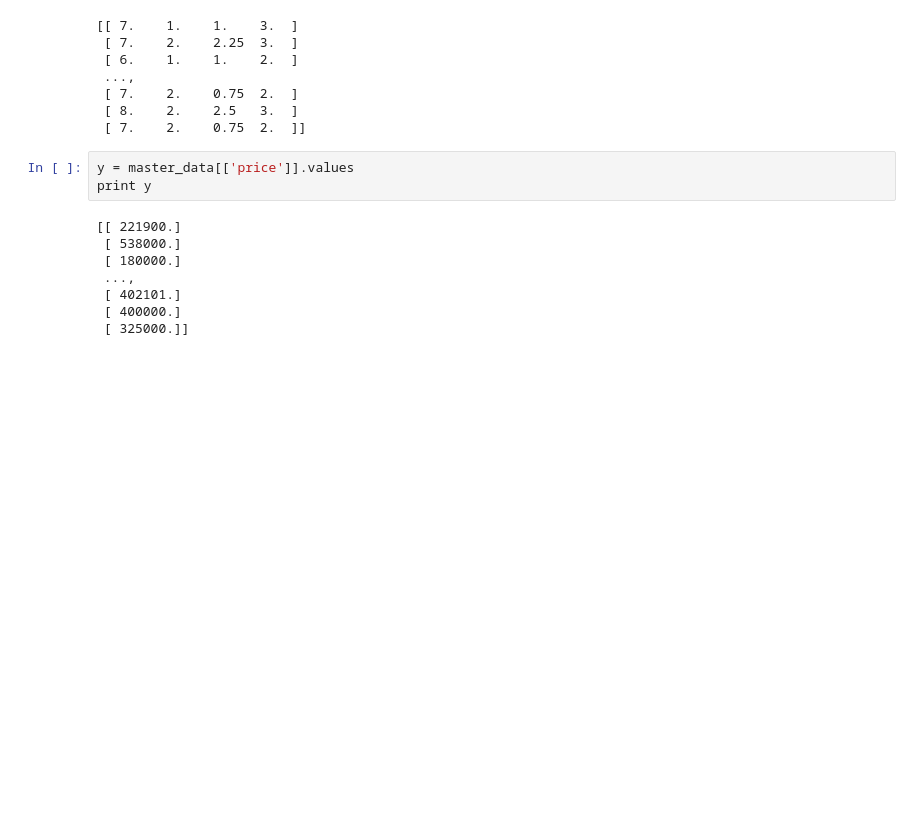
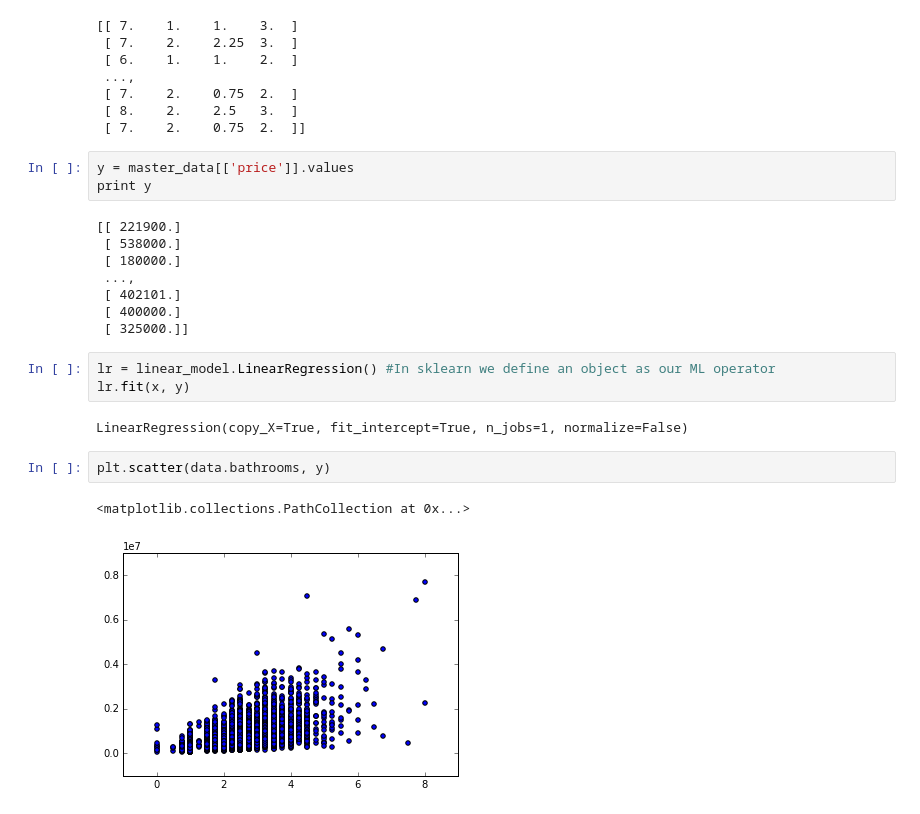
Before and after one commit to leonpalafox/MLClass, a Jupyter notebook: Chapter3Regression/House Prices Analysis.ipynb, the cells around one changed output. Cells and saved outputs as stored; diff of their text form; blank space fills up the shorter version.

```diff
--- a/Chapter3Regression/House Prices Analysis.ipynb
+++ b/Chapter3Regression/House Prices Analysis.ipynb
@@ -51,3 +51,13 @@ print y
  [ 402101.]
  [ 400000.]
  [ 325000.]]
+# %%
+lr = linear_model.LinearRegression() #In sklearn we define an object as our ML operator
+lr.fit(x, y)
+# %% [output]
+LinearRegression(copy_X=True, fit_intercept=True, n_jobs=1, normalize=False)
+# %%
+plt.scatter(data.bathrooms, y)
+# %% [output]
+<matplotlib.collections.PathCollection at 0x...>
+[figure, added]
```
Also changed, not shown: parts of 5 cells of this notebook, 1 other file.
